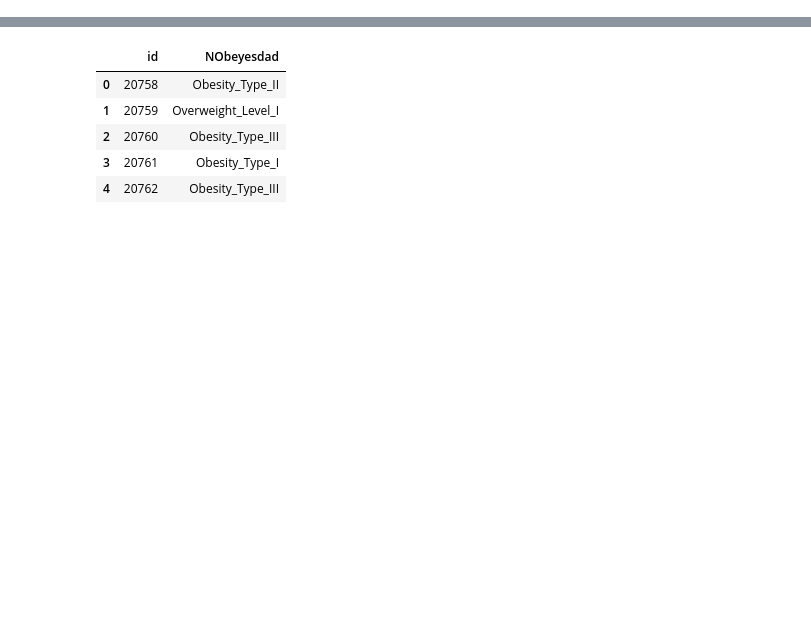
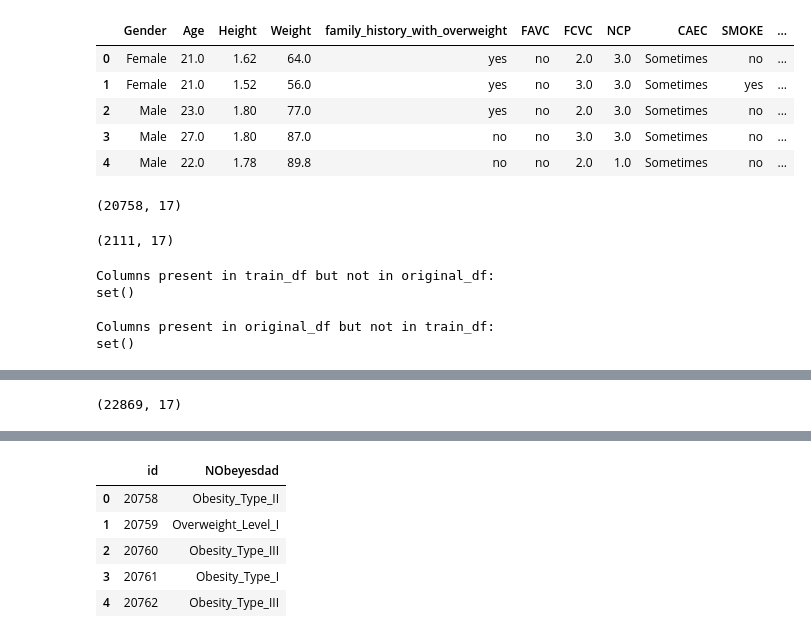
Before and after one commit to byvfx/kaggle, a Jupyter notebook: playground-series-s4e02/notebooks/ps-s4-e02-baseline-autogluon.ipynb, the cells around one changed output, grey strips where cells are left out. Cells and saved outputs as stored; diff of their text form; code cells hidden in the pictures; blank space fills up the shorter version.

```diff
--- a/playground-series-s4e02/notebooks/ps-s4-e02-baseline-autogluon.ipynb
+++ b/playground-series-s4e02/notebooks/ps-s4-e02-baseline-autogluon.ipynb
@@ -25,0 +10,32 @@ train_df.head()
+# %%
+train_df =pd.read_csv(f"{FILEPATH}train.csv")
+test_df = pd.read_csv(f"{FILEPATH}test.csv")
+original_df = pd.read_csv(f"{FILEPATH}ObesityDataSet.csv")
+
+test_ids = test_df["id"]
+test_df = test_df.drop(["id"], axis = 1)
+train_df = train_df.drop(["id"], axis = 1)
+
+
+display(train_df.head())
+display(original_df.head())
+display(train_df.shape)
+display(original_df.shape)
+# Get the unique columns from each data frame
+train_columns = set(train_df.columns)
+original_columns = set(original_df.columns)
+
+# Find the difference in columns
+difference_columns = train_columns.symmetric_difference(original_columns)
+
+# Display the difference in columns
+print("Columns present in train_df but not in original_df:")
+print(difference_columns.intersection(train_columns))
+print("\nColumns present in original_df but not in train_df:")
+print(difference_columns.intersection(original_columns))
+
+
+train_df = pd.concat([train_df, original_df], ignore_index=True)
+display(train_df.head())
+display(train_df.shape)
+# %% [output]
@@ -25,0 +48,13 @@ train_df.head()
+|  | Gender | Age | Height | Weight | family_history_with_overweight | FAVC | FCVC | NCP | CAEC | SMOKE | ... |
+| 0 | Female | 21.0 | 1.62 | 64.0 | yes | no | 2.0 | 3.0 | Sometimes | no | ... |
+| 1 | Female | 21.0 | 1.52 | 56.0 | yes | no | 3.0 | 3.0 | Sometimes | yes | ... |
+| 2 | Male | 23.0 | 1.80 | 77.0 | yes | no | 2.0 | 3.0 | Sometimes | no | ... |
+| 3 | Male | 27.0 | 1.80 | 87.0 | no | no | 3.0 | 3.0 | Sometimes | no | ... |
+| 4 | Male | 22.0 | 1.78 | 89.8 | no | no | 2.0 | 1.0 | Sometimes | no | ... |
+(20758, 17)
+(2111, 17)
+Columns present in train_df but not in original_df:
+set()
+
+Columns present in original_df but not in train_df:
+set()
@@ -25,0 +67 @@ train_df.head()
+(22869, 17)
```
Also changed, not shown: parts of 7 cells of this notebook.
